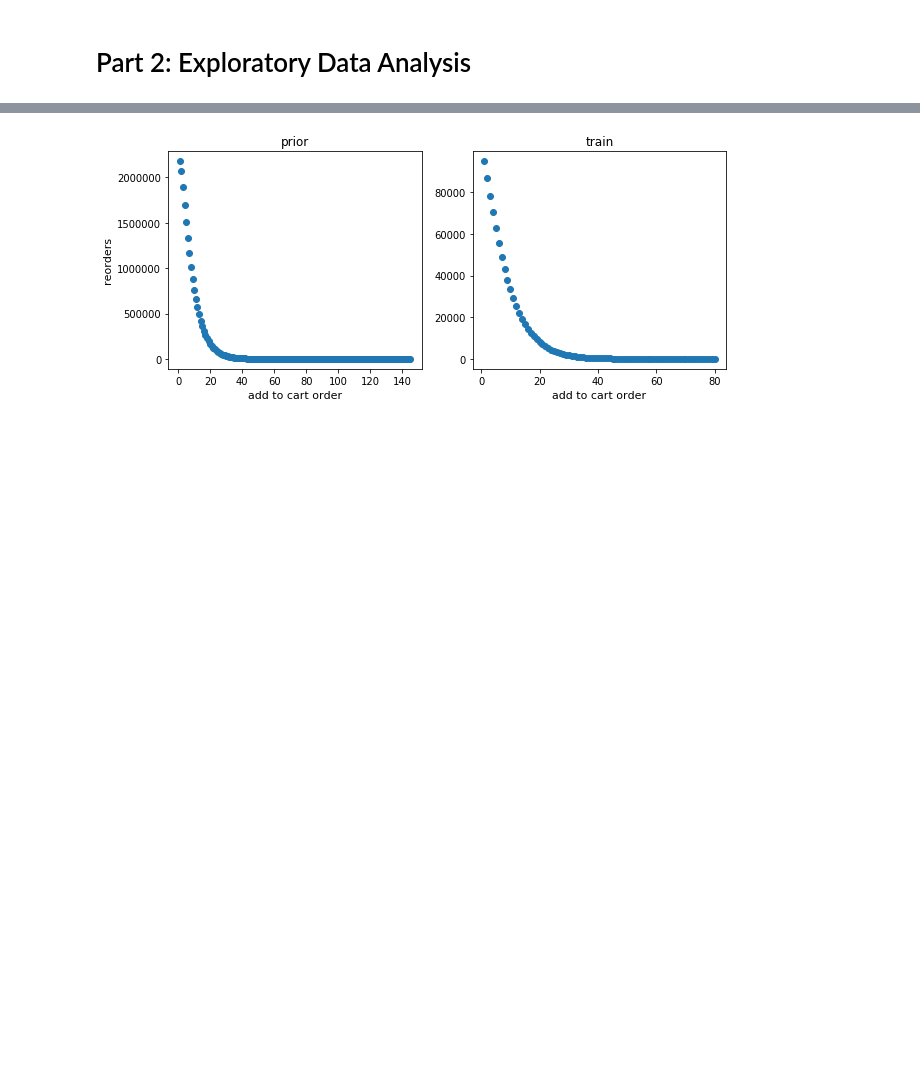
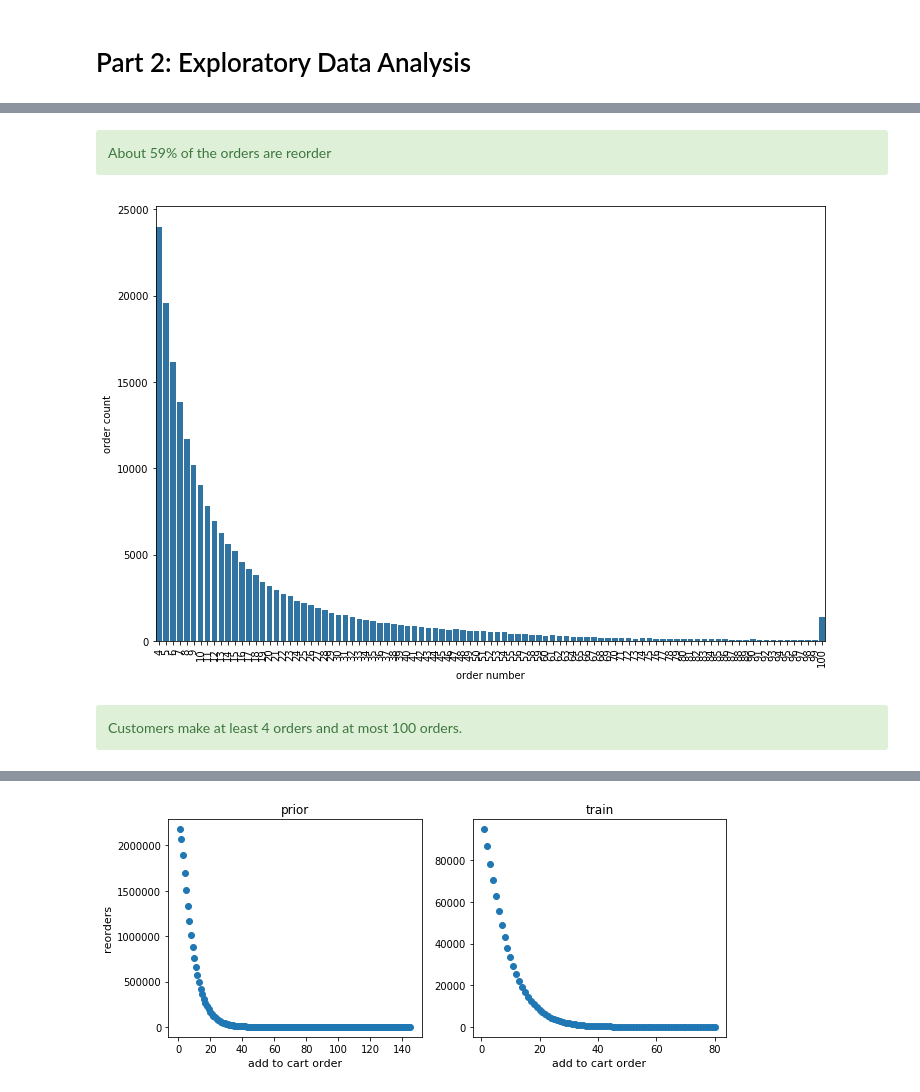
Before and after one commit to cfuther/Capstone-Project-1---Instacart, a Jupyter notebook: Capstone Project 1 - Predict Reorders.ipynb, the cells around one changed output, grey strips where cells are left out. Cells and saved outputs as stored; diff of their text form; code cells hidden in the pictures; blank space fills up the shorter version.

```diff
--- a/Capstone Project 1 - Predict Reorders.ipynb
+++ b/Capstone Project 1 - Predict Reorders.ipynb
@@ -291,0 +209,19 @@ plt.show()
+# %% [markdown]
+<div class="alert alert-success">
+About 59% of the orders are reorder
+</div>
+# %%
+# how many orders customer make
+pr_no = ord_df.groupby('user_id')['order_number'].max().reset_index(name='orders_total')
+plt.figure(figsize=(12,8))
+sns.countplot(x="orders_total", data=pr_no,color=color[0])
+plt.xlabel('order number')
+plt.ylabel('order count')
+plt.xticks(rotation='vertical')
+plt.show()
+# %% [output]
+[figure, added]
+# %% [markdown]
+<div class="alert alert-success">
+Customers make at least 4 orders and at most 100 orders.
+</div>
```
Also changed, not shown: parts of 44 cells of this notebook.
